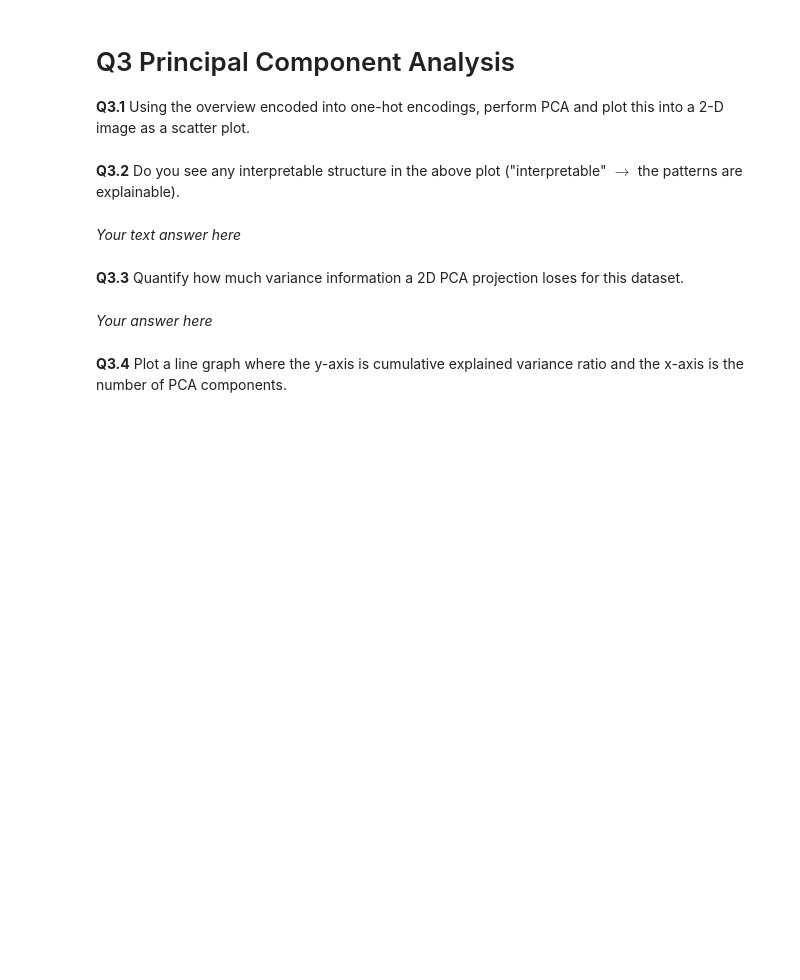
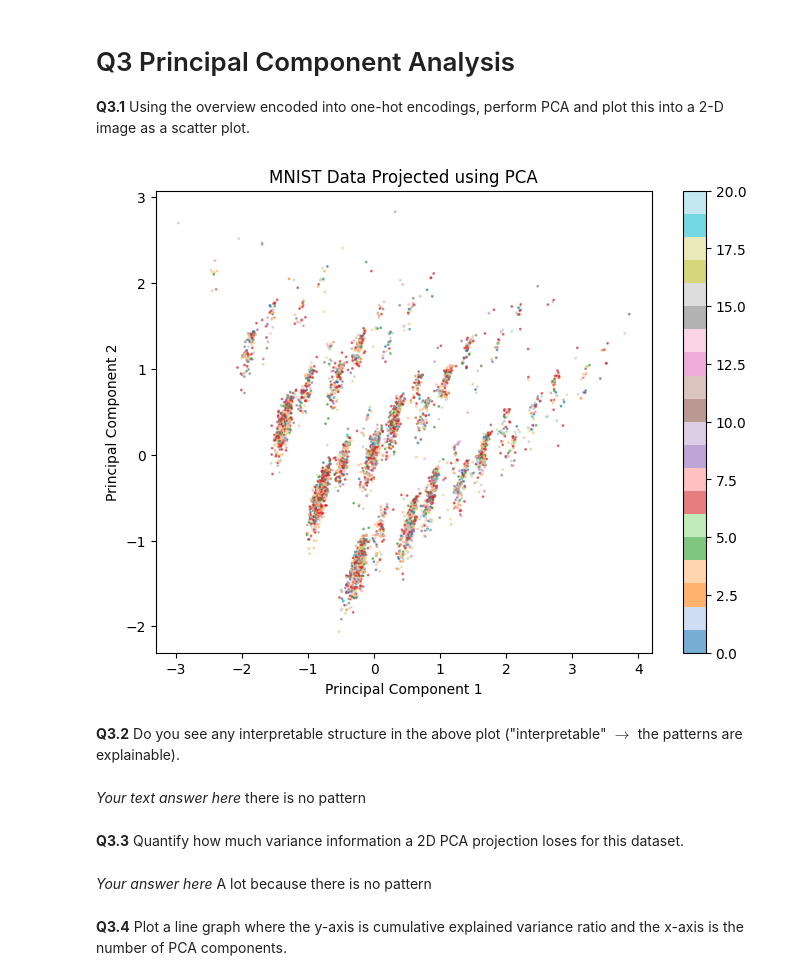
Before and after one commit to celinamadaschi/TMDL2024-, a Jupyter notebook: Week 3/Assignment 3 - Empty.ipynb, the cells around one changed output. Saved outputs shown, nothing was run; the diff lists cells and outputs as text; code cells hidden in the pictures; blank space fills up the shorter version.

```diff
--- a/Week 3/Assignment 3 - Empty.ipynb
+++ b/Week 3/Assignment 3 - Empty.ipynb
@@ -195,11 +197,12 @@ Let's choose overviews of length 15 words. What this means is we need to discard
 # %%
 token_len = 15 # number of words
 # only select rows where overview len is more than or equal to token_len
-df = df[...]
+df = df[df["overview_len"]>token_len]
+
 
 # split each proc_overview into a list of words, select the first token_len words,
 # and add the list of words back into df["proc_overview"]
-df["proc_overview"] = ...
+df["proc_overview"] = df["proc_overview"].str.split().str[:15]
 
 # print to verify
 df
@@ -209,6 +226,11 @@ df
 In order to one-hot encode words, we need to find how many words there are in total, just like in the case of genres. Get all the words, remove duplicates, and sort. Find and print the length of your vocabulary.
 # %%
 # hint: store all words for all movies in a set, change it to a list and sort
+all_words = []
+for words_list in df["proc_overview"]:
+    all_words.extend(words_list)
 
-vocab_len = len(...)
+unique_words = sorted(set(all_words))
+
+vocab_len = len(unique_words)
 print(vocab_len)
@@ -223,9 +247,9 @@ encoded_labels = []
 for index, row in tqdm(df.iterrows(), total=len(df)):
     sentence_encode = [] # set of encodings for this overview
     for word in row["proc_overview"]:
-        sentence_encode.append(...) # get encoding for this word
-    sentence_encode = ... # sum over axis=1
-    encoded_labels.append(...)
+        sentence_encode.append(encode_labels(word, unique_words)) # get encoding for this word
+    sentence_encode = np.sum(sentence_encode, axis=0) # sum over axis=1
+    encoded_labels.append(sentence_encode)
 
-df["one_hot_overview"] = ...
+df["one_hot_overview"] = encoded_labels
 df['one_hot_overview'] # print to verify
@@ -240,16 +277,44 @@ df['one_hot_overview'] # print to verify
 # %%
 # import PCA decomposition class from sklearn
 from sklearn.decomposition import PCA
 
 # we did exactly this in the lecture notebook
+matrix_of_data = np.array(df['one_hot_overview'].tolist())
+genres_as_list = df['proc_genres'].tolist()
+
+# Set up PCA object
+pca = PCA(n_components=2)  # Set the desired number of components
+# Perform covariance matrix computation and eigendecomposition,
+# and project data to lower dimension
+one_hot_overview_pca = pca.fit_transform(matrix_of_data)
+
+# Function to find index of single one in an array
+def find_index_of_one(arr):
+    return np.where(arr == 1)[0][0]
+
+# Apply the function to each array in the column
+df['index_of_one'] = df['one_hot_genres'].apply(find_index_of_one)
+
+# Plotting the projected data
+plt.figure(figsize=(8, 6))
+plt.scatter(one_hot_overview_pca[:, 0], one_hot_overview_pca[:, 1], c=df['index_of_one'], cmap='tab20', alpha=0.6, s=1)
+plt.colorbar()
+plt.title('MNIST Data Projected using PCA')
+plt.xlabel('Principal Component 1')
+plt.ylabel('Principal Component 2')
+plt.show()
+# %% [output]
+[figure, added]
 # %% [markdown]
 **Q3.2** Do you see any interpretable structure in the above plot ("interpretable" $\rightarrow$ the patterns are explainable).
 # %% [markdown]
 *Your text answer here*
+there is no pattern
 # %% [markdown]
 **Q3.3** Quantify how much variance information a 2D PCA projection loses for this dataset.
 # %% [markdown]
 *Your answer here*
+A lot because there is no pattern
 # %% [markdown]
 **Q3.4** Plot a line graph where the y-axis is cumulative explained variance ratio and the x-axis is the number of PCA components.
 # %%
```
Also changed, not shown: parts of 7 cells of this notebook.
